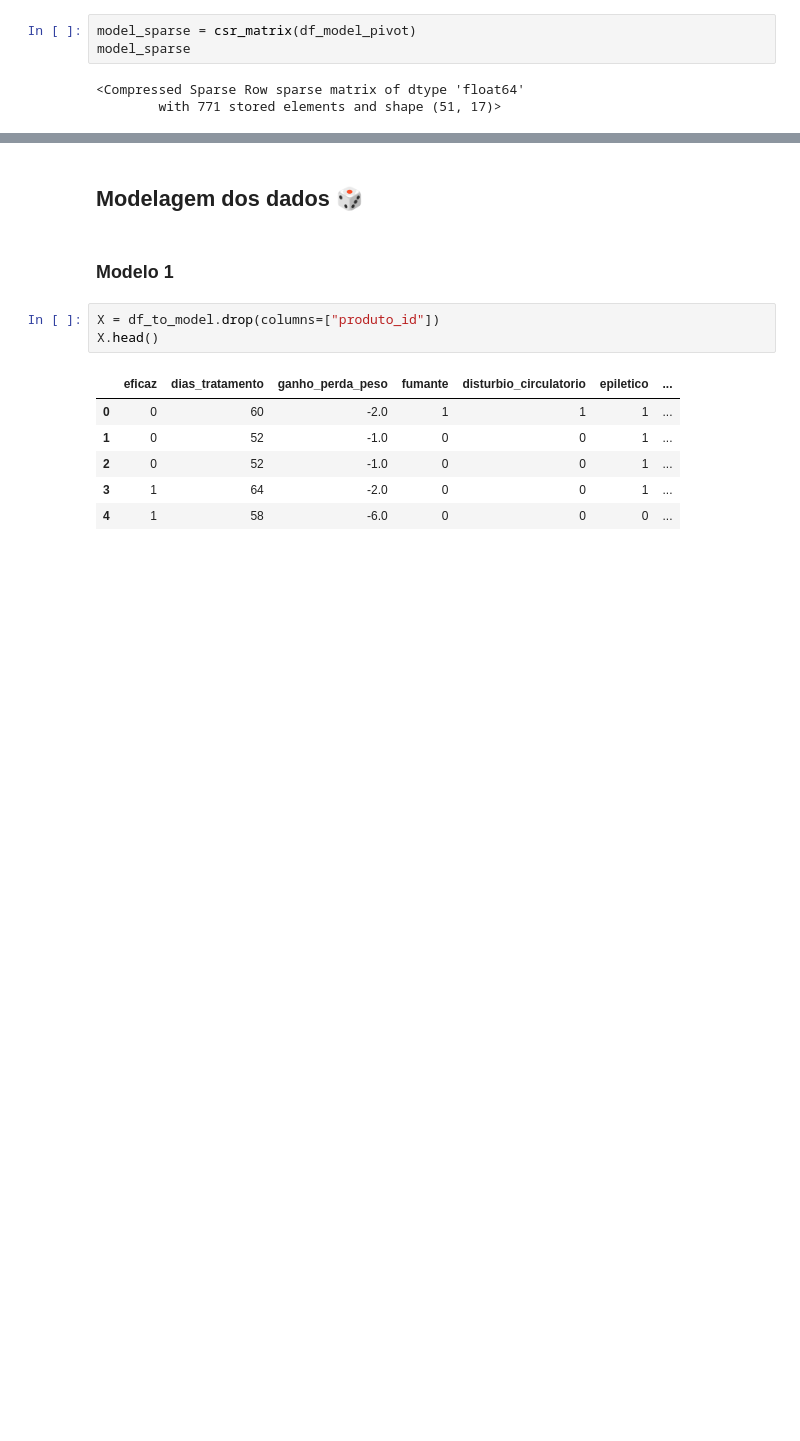
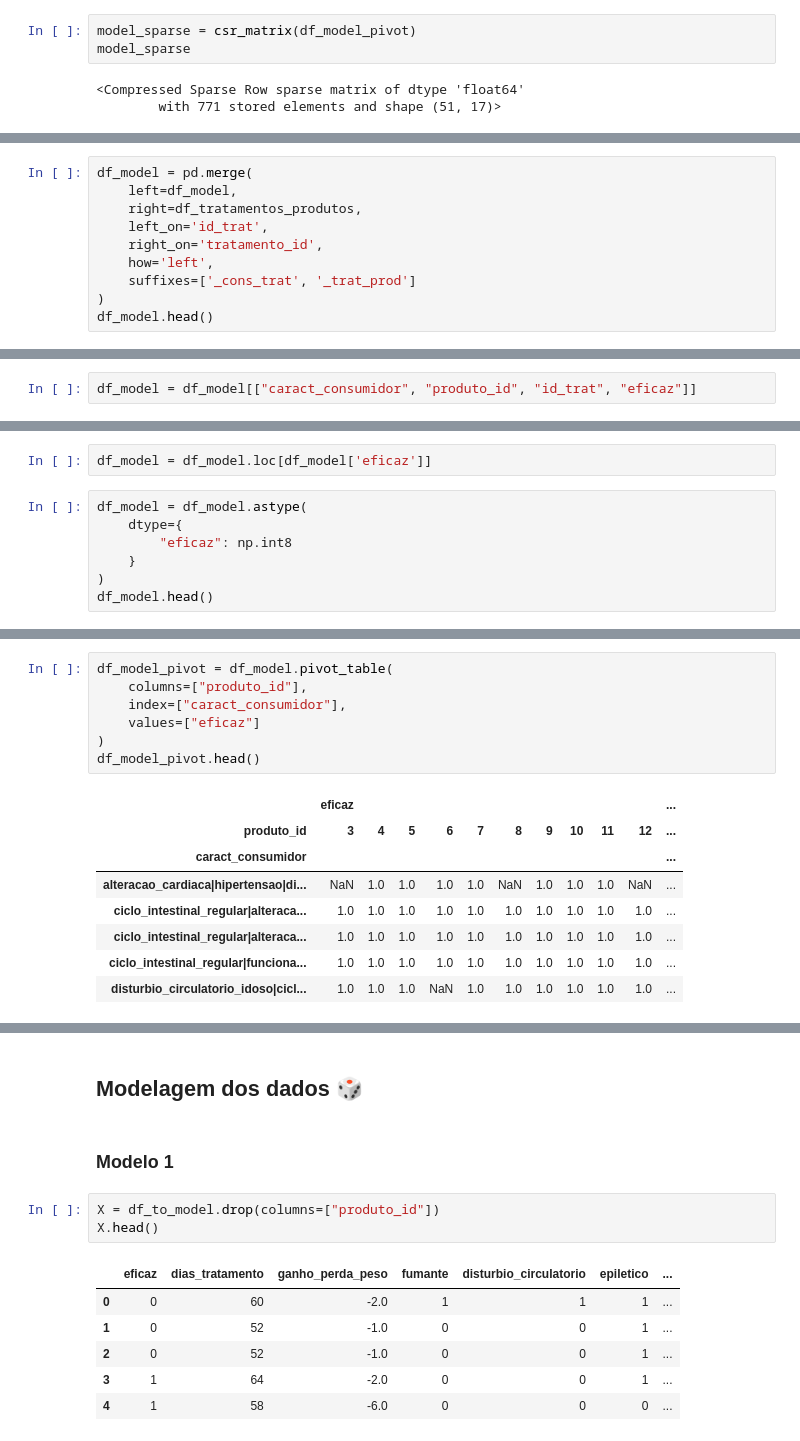
Before and after one commit to WellingtonFidelis/sppc-pa-pos, a Jupyter notebook: djangoapp/auxiliar/nb_prev_prod_cosm.ipynb, the cells around one changed output, grey strips where cells are left out. Saved outputs shown, nothing was run; the diff lists cells and outputs as text; blank space fills up the shorter version.

```diff
--- a/djangoapp/auxiliar/nb_prev_prod_cosm.ipynb
+++ b/djangoapp/auxiliar/nb_prev_prod_cosm.ipynb
@@ -788,0 +933,10 @@ model_sparse
+# %%
+df_model = pd.merge(
+    left=df_model,
+    right=df_tratamentos_produtos,
+    left_on='id_trat',
+    right_on='tratamento_id',
+    how='left',
+    suffixes=['_cons_trat', '_trat_prod']
+)
+df_model.head()
@@ -788,0 +951,2 @@ model_sparse
+# %%
+df_model = df_model[["caract_consumidor", "produto_id", "id_trat", "eficaz"]]
@@ -788,0 +962,9 @@ model_sparse
+# %%
+df_model = df_model.loc[df_model['eficaz']]
+# %%
+df_model = df_model.astype(
+    dtype={
+        "eficaz": np.int8
+    }
+)
+df_model.head()
@@ -788,0 +978,16 @@ model_sparse
+# %%
+df_model_pivot = df_model.pivot_table(
+    columns=["produto_id"],
+    index=["caract_consumidor"],
+    values=["eficaz"]
+)
+df_model_pivot.head()
+# %% [output]
+|  | eficaz |  |  |  |  |  |  |  |  |  | ... |
+| produto_id | 3 | 4 | 5 | 6 | 7 | 8 | 9 | 10 | 11 | 12 | ... |
+| caract_consumidor |  |  |  |  |  |  |  |  |  |  | ... |
+| alteracao_cardiaca|hipertensao|di... | NaN | 1.0 | 1.0 | 1.0 | 1.0 | NaN | 1.0 | 1.0 | 1.0 | NaN | ... |
+| ciclo_intestinal_regular|alteraca... | 1.0 | 1.0 | 1.0 | 1.0 | 1.0 | 1.0 | 1.0 | 1.0 | 1.0 | 1.0 | ... |
+| ciclo_intestinal_regular|alteraca... | 1.0 | 1.0 | 1.0 | 1.0 | 1.0 | 1.0 | 1.0 | 1.0 | 1.0 | 1.0 | ... |
+| ciclo_intestinal_regular|funciona... | 1.0 | 1.0 | 1.0 | 1.0 | 1.0 | 1.0 | 1.0 | 1.0 | 1.0 | 1.0 | ... |
+| disturbio_circulatorio_idoso|cicl... | 1.0 | 1.0 | 1.0 | NaN | 1.0 | 1.0 | 1.0 | 1.0 | 1.0 | 1.0 | ... |
```
Also changed, not shown: parts of 30 cells of this notebook, 1 other file.
